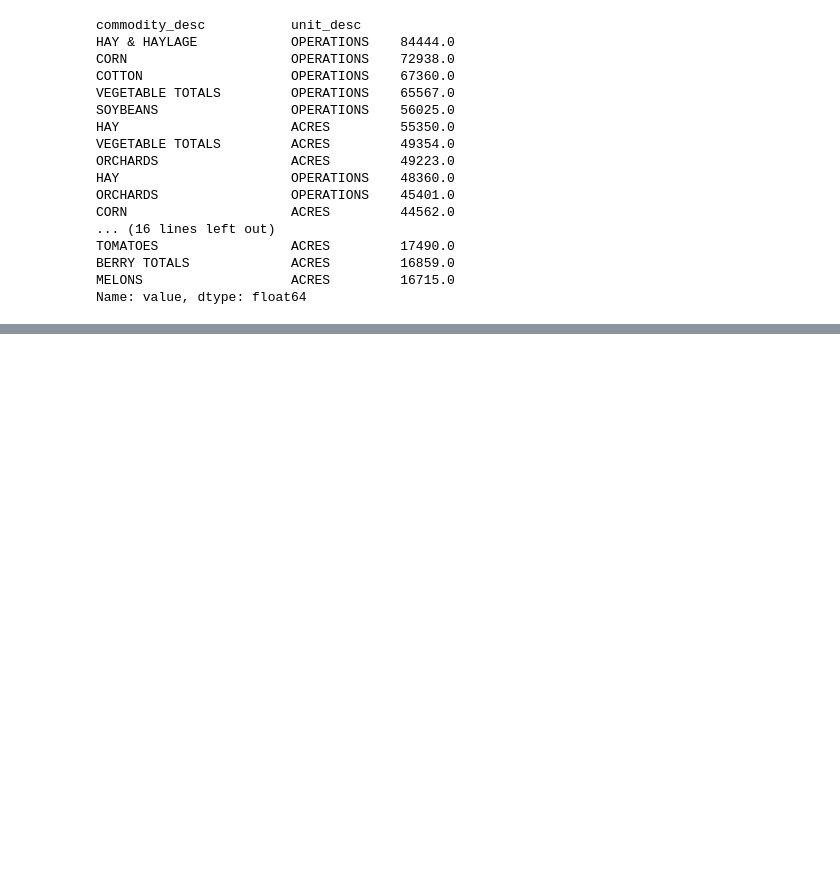
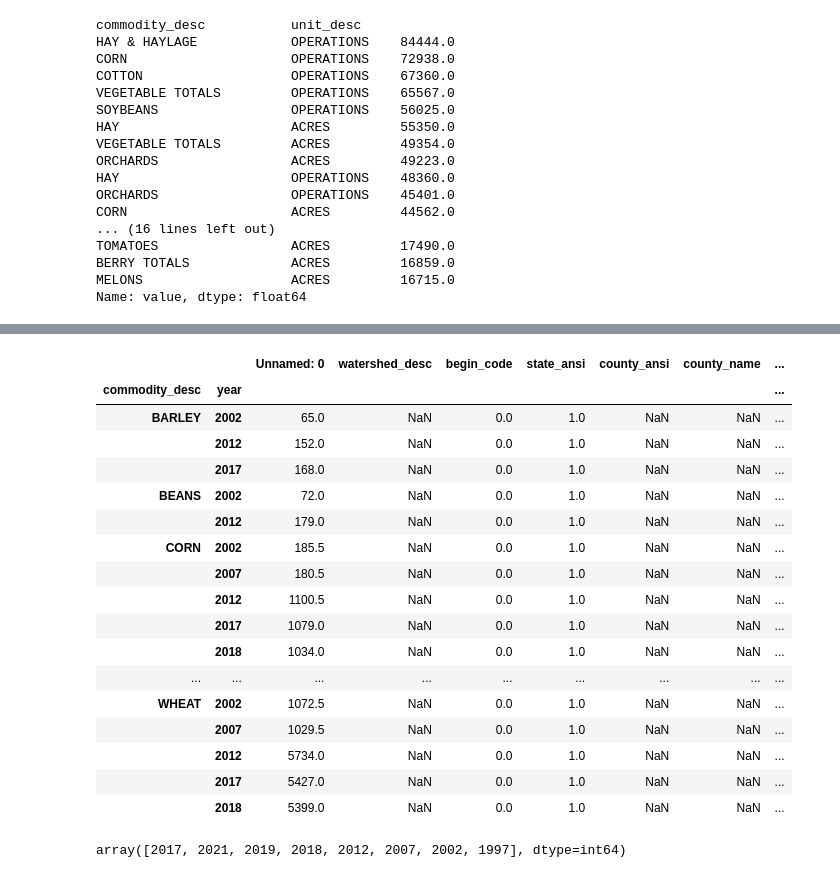
Before and after one commit to CaitlinC91/USDACENSUS_Capstone, a Jupyter notebook: notebooks/usda.ipynb, the cells around one changed output, grey strips where cells are left out. Cells and saved outputs as stored; diff of their text form; code cells hidden in the pictures; blank space fills up the shorter version.

```diff
--- a/notebooks/usda.ipynb
+++ b/notebooks/usda.ipynb
@@ -405,0 +406,28 @@ al_soybeans
+# %%
+#Finding highest yield crops by year for AL
+yield_AL = AL[(AL['domain_desc']=='TOTAL') & (AL['statisticcat_desc'] == 'YIELD')]
+# %%
+yield_AL.groupby(['commodity_desc', 'year']).median('value')
+# %% [output]
+|  |  | Unnamed: 0 | watershed_desc | begin_code | state_ansi | county_ansi | county_name | ... |
+| commodity_desc | year |  |  |  |  |  |  | ... |
+| BARLEY | 2002 | 65.0 | NaN | 0.0 | 1.0 | NaN | NaN | ... |
+|  | 2012 | 152.0 | NaN | 0.0 | 1.0 | NaN | NaN | ... |
+|  | 2017 | 168.0 | NaN | 0.0 | 1.0 | NaN | NaN | ... |
+| BEANS | 2002 | 72.0 | NaN | 0.0 | 1.0 | NaN | NaN | ... |
+|  | 2012 | 179.0 | NaN | 0.0 | 1.0 | NaN | NaN | ... |
+| CORN | 2002 | 185.5 | NaN | 0.0 | 1.0 | NaN | NaN | ... |
+|  | 2007 | 180.5 | NaN | 0.0 | 1.0 | NaN | NaN | ... |
+|  | 2012 | 1100.5 | NaN | 0.0 | 1.0 | NaN | NaN | ... |
+|  | 2017 | 1079.0 | NaN | 0.0 | 1.0 | NaN | NaN | ... |
+|  | 2018 | 1034.0 | NaN | 0.0 | 1.0 | NaN | NaN | ... |
+| ... | ... | ... | ... | ... | ... | ... | ... | ... |
+| WHEAT | 2002 | 1072.5 | NaN | 0.0 | 1.0 | NaN | NaN | ... |
+|  | 2007 | 1029.5 | NaN | 0.0 | 1.0 | NaN | NaN | ... |
+|  | 2012 | 5734.0 | NaN | 0.0 | 1.0 | NaN | NaN | ... |
+|  | 2017 | 5427.0 | NaN | 0.0 | 1.0 | NaN | NaN | ... |
+|  | 2018 | 5399.0 | NaN | 0.0 | 1.0 | NaN | NaN | ... |
+# %%
+AL.year.unique()
+# %% [output]
+array([2017, 2021, 2019, 2018, 2012, 2007, 2002, 1997], dtype=int64)
```
Also changed, not shown: parts of 3 cells of this notebook.
